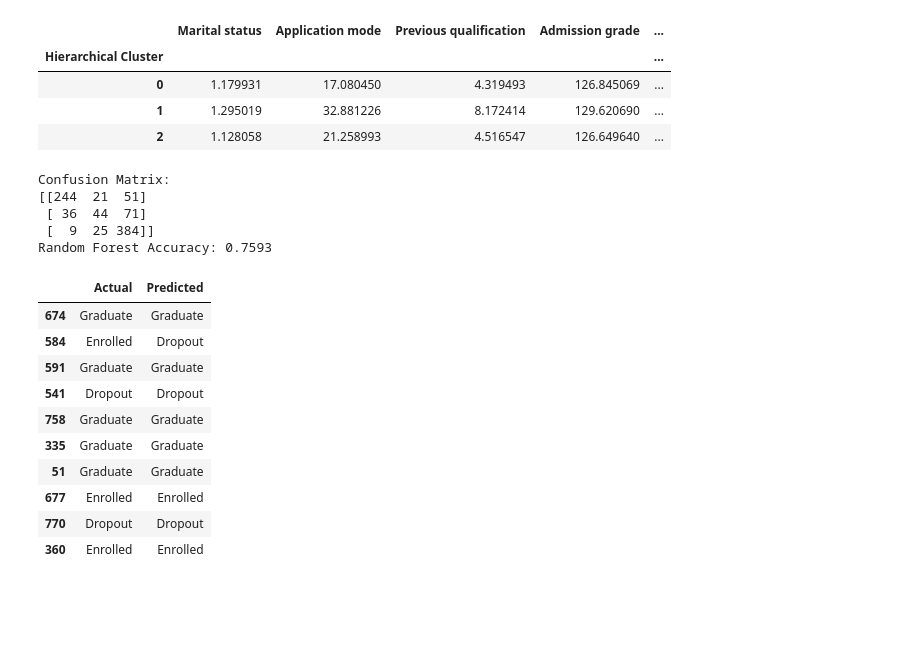
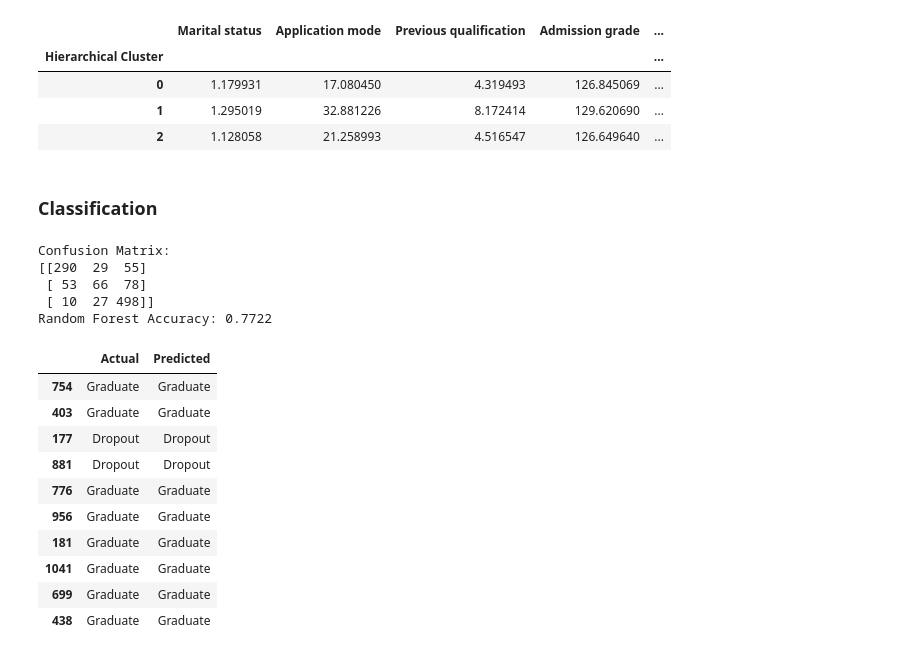
Before and after one commit to Keipatr/student-prediction-analysis, a Jupyter notebook: ALP_DATMIN_Kamis.ipynb, the cells around one changed output. Saved outputs shown, nothing was run; the diff lists cells and outputs as text; code cells hidden in the pictures; blank space fills up the shorter version.

```diff
--- a/ALP_DATMIN_Kamis.ipynb
+++ b/ALP_DATMIN_Kamis.ipynb
@@ -304,12 +325,14 @@ cluster_summary
 | 0 | 1.179931 | 17.080450 | 4.319493 | 126.845069 | ... |
 | 1 | 1.295019 | 32.881226 | 8.172414 | 129.620690 | ... |
 | 2 | 1.128058 | 21.258993 | 4.516547 | 126.649640 | ... |
+# %% [markdown]
+<h3>Classification</h3>
 # %%
 df_class = df_scaled.copy()
 # %%
 X = df_class.drop(['Target'], axis=1)  # Features
 y = df_class['Target']
-X_train, X_test, y_train, y_test = train_test_split(X, y, test_size=0.2, random_state=42)
+X_train, X_test, y_train, y_test = train_test_split(X, y, test_size=0.25, random_state=42)
 # %%
 rf_model = RandomForestClassifier(n_estimators=100, random_state=42)
 rf_model.fit(X_train, y_train)
@@ -317,29 +340,29 @@ rf_pred = rf_model.predict(X_test)
 # %%
 actual_labels = label_encoder.inverse_transform(y_test)
 predicted_labels = label_encoder.inverse_transform(rf_pred)
 
 comparison_df = pd.DataFrame({'Actual': actual_labels, 'Predicted': predicted_labels})
 
-accuracy = accuracy_score(y_test, rf_pred)
+rf_accuracy = accuracy_score(y_test, rf_pred)
 conf_matrix_rf = confusion_matrix(y_test, rf_pred)
 print("Confusion Matrix:")
 print(conf_matrix_rf)
-print(f"Random Forest Accuracy: {accuracy:.4f}")
+print(f"Random Forest Accuracy: {rf_accuracy:.4f}")
 comparison_df.sample(n=10)
 # %% [output]
 Confusion Matrix:
-[[244  21  51]
- [ 36  44  71]
- [  9  25 384]]
-Random Forest Accuracy: 0.7593
+[[290  29  55]
+ [ 53  66  78]
+ [ 10  27 498]]
+Random Forest Accuracy: 0.7722
 |  | Actual | Predicted |
-| 674 | Graduate | Graduate |
-| 584 | Enrolled | Dropout |
-| 591 | Graduate | Graduate |
-| 541 | Dropout | Dropout |
-| 758 | Graduate | Graduate |
-| 335 | Graduate | Graduate |
-| 51 | Graduate | Graduate |
-| 677 | Enrolled | Enrolled |
-| 770 | Dropout | Dropout |
-| 360 | Enrolled | Enrolled |
+| 754 | Graduate | Graduate |
+| 403 | Graduate | Graduate |
+| 177 | Dropout | Dropout |
+| 881 | Dropout | Dropout |
+| 776 | Graduate | Graduate |
+| 956 | Graduate | Graduate |
+| 181 | Graduate | Graduate |
+| 1041 | Graduate | Graduate |
+| 699 | Graduate | Graduate |
+| 438 | Graduate | Graduate |
```
Also changed, not shown: parts of 15 cells of this notebook.
